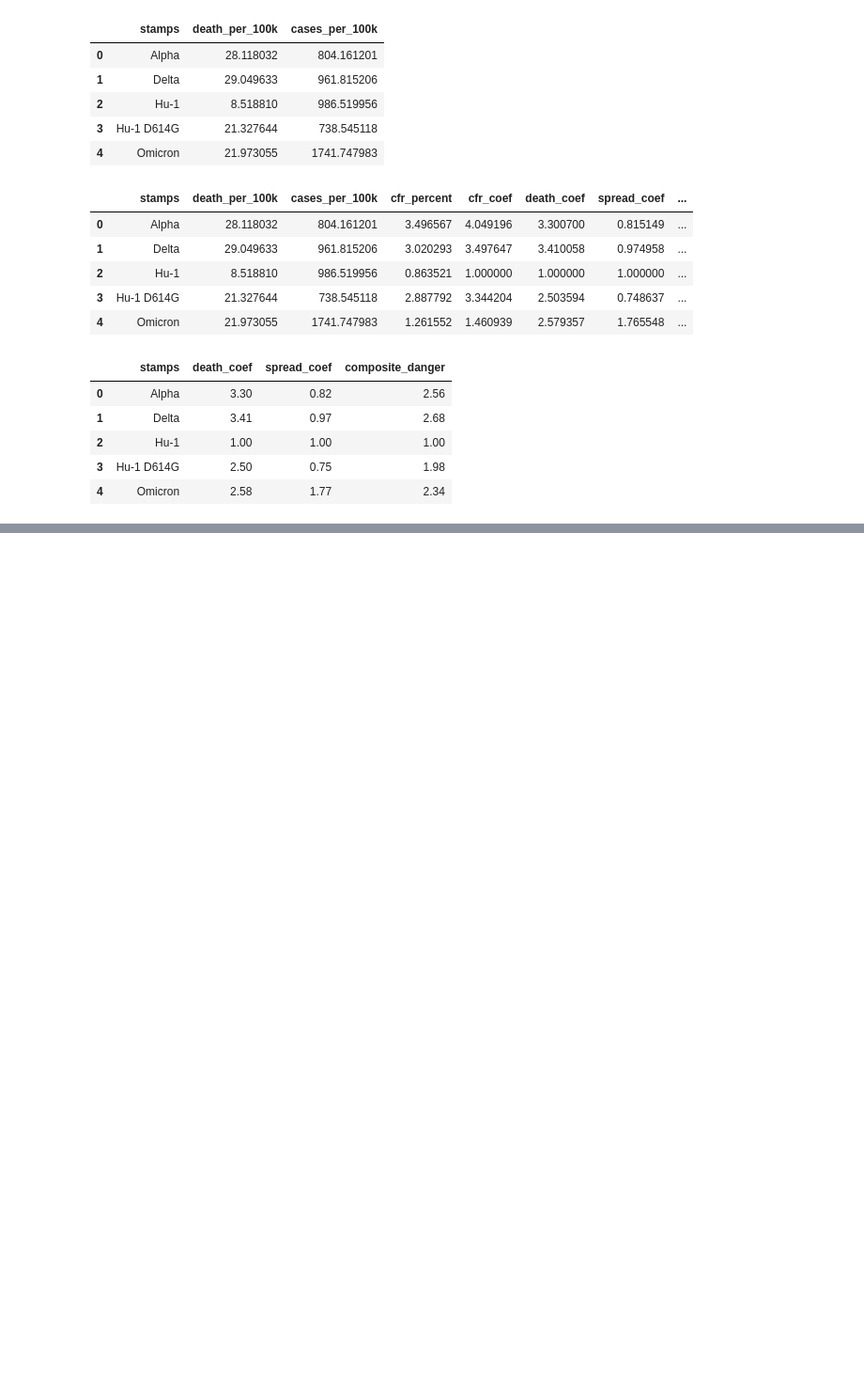
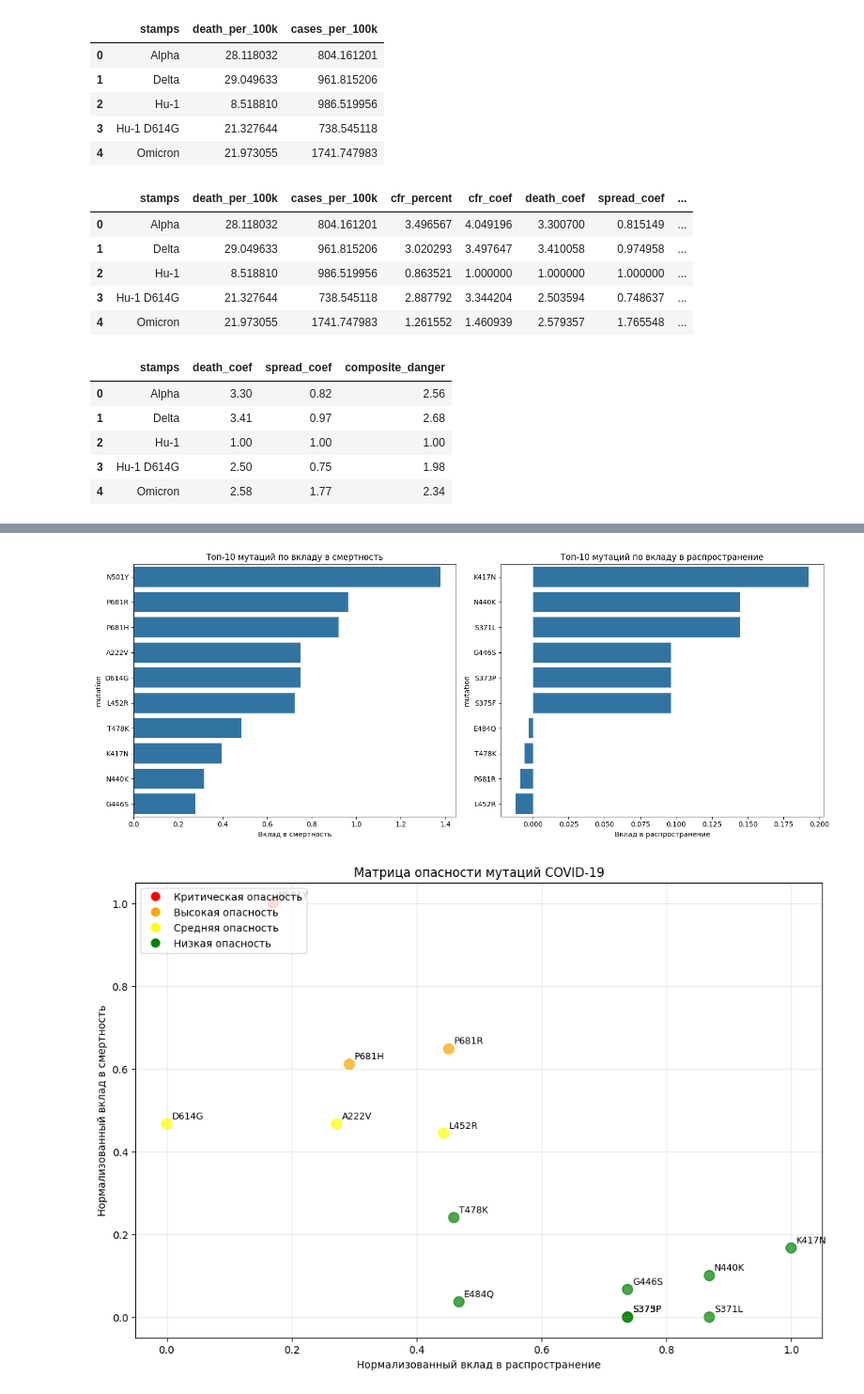
Before and after one commit to JesseHeisenberg/covid_19_statistic, a Jupyter notebook: main (2).ipynb, the cells around one changed output, grey strips where cells are left out. Shown at 94% size. Drawn from its saved outputs; the diff is of its cells as text; code cells hidden in the pictures; blank space fills up the shorter version.

Commit message:
Расчет уровня опасности мутаций

```diff
--- a/main (2).ipynb
+++ b/main (2).ipynb
@@ -720,7 +716,8 @@ stamps_info
 | 3 | Hu-1 D614G | 21.327644 | 738.545118 | 2.887792 | 3.344204 | 2.503594 | 0.748637 | ... |
 | 4 | Omicron | 21.973055 | 1741.747983 | 1.261552 | 1.460939 | 2.579357 | 1.765548 | ... |
 # %%
-stamps_info[['stamps', 'death_coef', 'spread_coef', 'composite_danger']].round(2)
+stamps_coefficients = stamps_info[['stamps', 'death_coef', 'spread_coef', 'composite_danger']].round(2)
+stamps_coefficients
 # %% [output]
 |  | stamps | death_coef | spread_coef | composite_danger |
 | 0 | Alpha | 3.30 | 0.82 | 2.56 |
@@ -806,0 +915,66 @@ A222V 0.5
+# %%
+import matplotlib.pyplot as plt
+import seaborn as sns
+
+def visualize_mutation_impact(mutation_danger):
+    fig, (ax1, ax2) = plt.subplots(1, 2, figsize=(15, 6))
+
+    # График вклада в смертность
+    death_data = mutation_danger.nlargest(10, 'death_contribution')
+    sns.barplot(data=death_data, x='death_contribution', y='mutation', ax=ax1)
+    ax1.set_title('Топ-10 мутаций по вкладу в смертность')
+    ax1.set_xlabel('Вклад в смертность')
+
+    # График вклада в распространение
+    spread_data = mutation_danger.nlargest(10, 'spread_contribution')
+    sns.barplot(data=spread_data, x='spread_contribution', y='mutation', ax=ax2)
+    ax2.set_title('Топ-10 мутаций по вкладу в распространение')
+    ax2.set_xlabel('Вклад в распространение')
+
+    plt.tight_layout()
+    plt.show()
+
+# Визуализация матрицы опасности
+def create_danger_matrix(mutation_danger):
+    pivot_data = mutation_danger[['mutation', 'death_contribution_normalized',
+                                'spread_contribution_normalized', 'danger_category']]
+    pivot_data = pivot_data.sort_values('death_contribution_normalized', ascending=False)
+
+    plt.figure(figsize=(12, 8))
+    scatter = plt.scatter(
+        pivot_data['spread_contribution_normalized'],
+        pivot_data['death_contribution_normalized'],
+        c=[{'НИЗКАЯ ОПАСНОСТЬ': 'green', 'СРЕДНЯЯ ОПАСНОСТЬ': 'yellow',
+            'ВЫСОКАЯ ОПАСНОСТЬ': 'orange', 'КРИТИЧЕСКАЯ ОПАСНОСТЬ': 'red'}[cat]
+           for cat in pivot_data['danger_category']],
+        s=100, alpha=0.7
+    )
+
+    for i, row in pivot_data.iterrows():
+        plt.annotate(row['mutation'],
+                    (row['spread_contribution_normalized'], row['death_contribution_normalized']),
+                    xytext=(5, 5), textcoords='offset points', fontsize=9)
+
+    plt.xlabel('Нормализованный вклад в распространение')
+    plt.ylabel('Нормализованный вклад в смертность')
+    plt.title('Матрица опасности мутаций COVID-19')
+    plt.grid(True, alpha=0.3)
+
+    # Легенда
+    from matplotlib.lines import Line2D
+    legend_elements = [
+        Line2D([0], [0], marker='o', color='w', markerfacecolor='red', markersize=10, label='Критическая опасность'),
+        Line2D([0], [0], marker='o', color='w', markerfacecolor='orange', markersize=10, label='Высокая опасность'),
+        Line2D([0], [0], marker='o', color='w', markerfacecolor='yellow', markersize=10, label='Средняя опасность'),
+        Line2D([0], [0], marker='o', color='w', markerfacecolor='green', markersize=10, label='Низкая опасность')
+    ]
+    plt.legend(handles=legend_elements, loc='upper left')
+
+    plt.show()
+
+# Запуск визуализации
+visualize_mutation_impact(mutation_danger)
+create_danger_matrix(mutation_danger)
+# %% [output]
+[figure, added]
+[figure, added]
```
Also changed, not shown: parts of 5 cells of this notebook.
